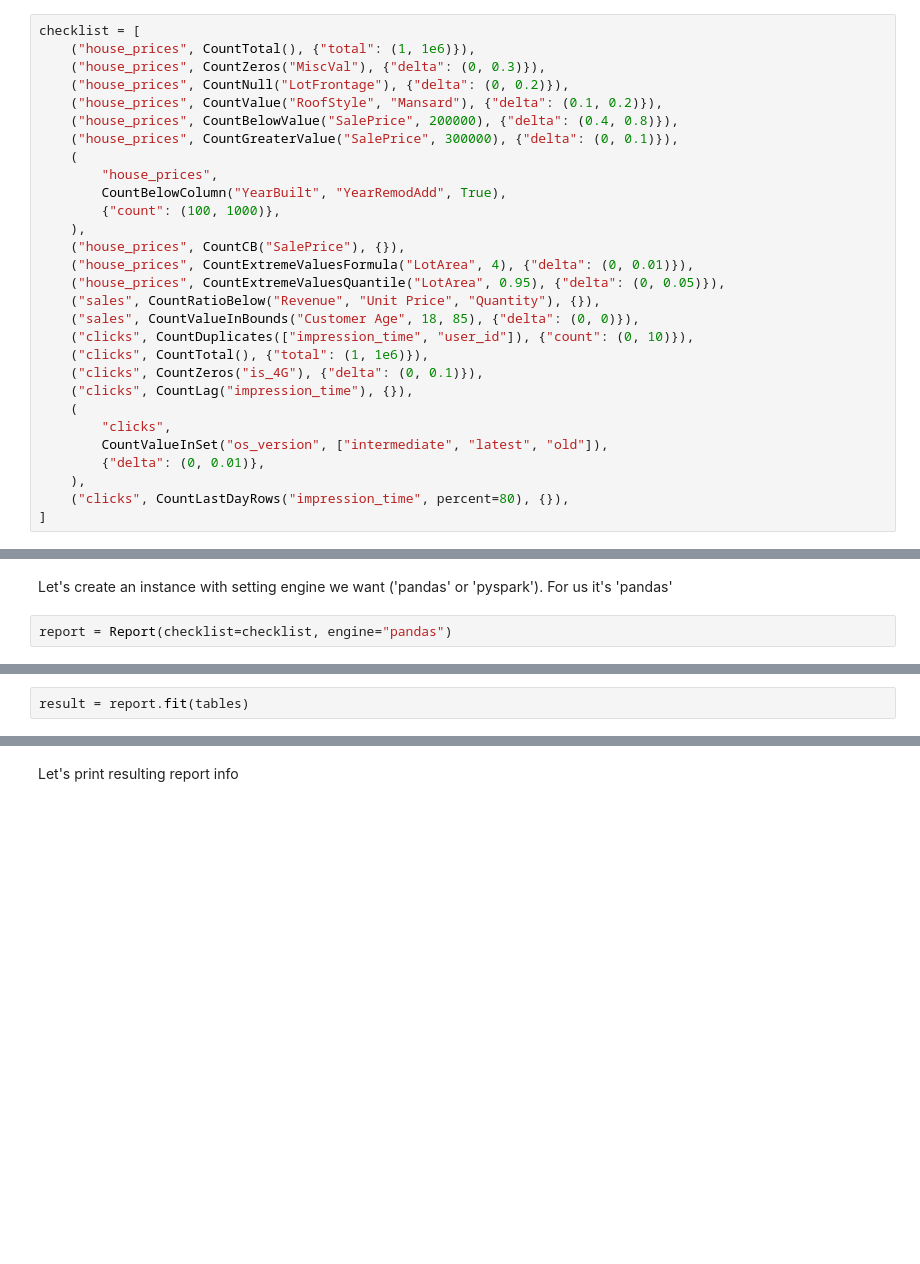
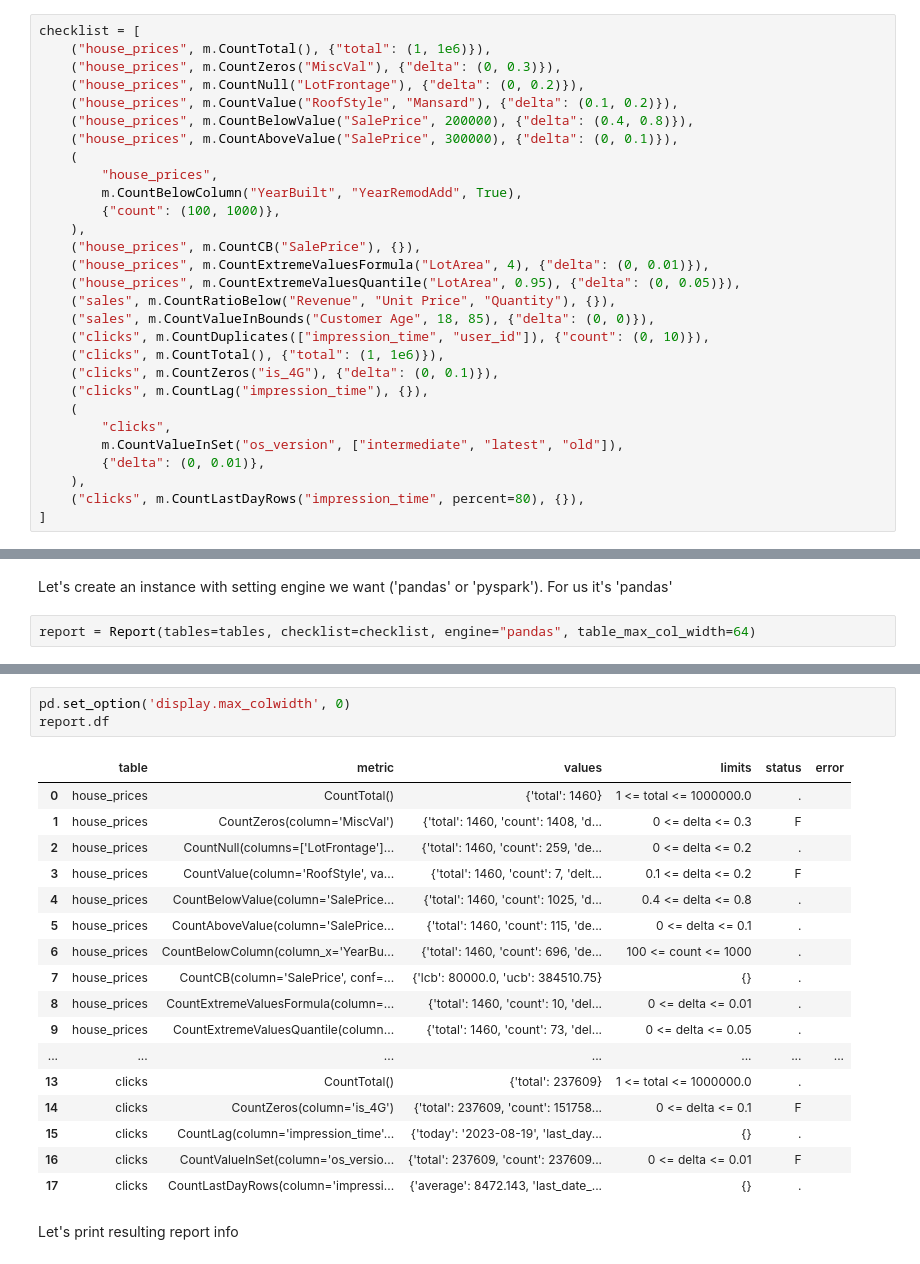
Before and after one commit to SimulatorML/Pure-Data, a Jupyter notebook: examples/simple_example.ipynb, the cells around one changed output, grey strips where cells are left out. Cells and saved outputs as stored; diff of their text form; blank space fills up the shorter version.

Commit message:
CountGreaterValue to CountAboveValue

```diff
--- a/examples/simple_example.ipynb
+++ b/examples/simple_example.ipynb
@@ -98,32 +81,32 @@ Checklist is a list of tuples containing:
 It's needed for initialization of the Report class.
 # %%
 checklist = [
-    ("house_prices", CountTotal(), {"total": (1, 1e6)}),
-    ("house_prices", CountZeros("MiscVal"), {"delta": (0, 0.3)}),
-    ("house_prices", CountNull("LotFrontage"), {"delta": (0, 0.2)}),
-    ("house_prices", CountValue("RoofStyle", "Mansard"), {"delta": (0.1, 0.2)}),
-    ("house_prices", CountBelowValue("SalePrice", 200000), {"delta": (0.4, 0.8)}),
-    ("house_prices", CountGreaterValue("SalePrice", 300000), {"delta": (0, 0.1)}),
+    ("house_prices", m.CountTotal(), {"total": (1, 1e6)}),
+    ("house_prices", m.CountZeros("MiscVal"), {"delta": (0, 0.3)}),
+    ("house_prices", m.CountNull("LotFrontage"), {"delta": (0, 0.2)}),
+    ("house_prices", m.CountValue("RoofStyle", "Mansard"), {"delta": (0.1, 0.2)}),
+    ("house_prices", m.CountBelowValue("SalePrice", 200000), {"delta": (0.4, 0.8)}),
+    ("house_prices", m.CountAboveValue("SalePrice", 300000), {"delta": (0, 0.1)}),
     (
         "house_prices",
-        CountBelowColumn("YearBuilt", "YearRemodAdd", True),
+        m.CountBelowColumn("YearBuilt", "YearRemodAdd", True),
         {"count": (100, 1000)},
     ),
-    ("house_prices", CountCB("SalePrice"), {}),
-    ("house_prices", CountExtremeValuesFormula("LotArea", 4), {"delta": (0, 0.01)}),
-    ("house_prices", CountExtremeValuesQuantile("LotArea", 0.95), {"delta": (0, 0.05)}),
-    ("sales", CountRatioBelow("Revenue", "Unit Price", "Quantity"), {}),
-    ("sales", CountValueInBounds("Customer Age", 18, 85), {"delta": (0, 0)}),
-    ("clicks", CountDuplicates(["impression_time", "user_id"]), {"count": (0, 10)}),
-    ("clicks", CountTotal(), {"total": (1, 1e6)}),
-    ("clicks", CountZeros("is_4G"), {"delta": (0, 0.1)}),
-    ("clicks", CountLag("impression_time"), {}),
+    ("house_prices", m.CountCB("SalePrice"), {}),
+    ("house_prices", m.CountExtremeValuesFormula("LotArea", 4), {"delta": (0, 0.01)}),
+    ("house_prices", m.CountExtremeValuesQuantile("LotArea", 0.95), {"delta": (0, 0.05)}),
+    ("sales", m.CountRatioBelow("Revenue", "Unit Price", "Quantity"), {}),
+    ("sales", m.CountValueInBounds("Customer Age", 18, 85), {"delta": (0, 0)}),
+    ("clicks", m.CountDuplicates(["impression_time", "user_id"]), {"count": (0, 10)}),
+    ("clicks", m.CountTotal(), {"total": (1, 1e6)}),
+    ("clicks", m.CountZeros("is_4G"), {"delta": (0, 0.1)}),
+    ("clicks", m.CountLag("impression_time"), {}),
     (
         "clicks",
-        CountValueInSet("os_version", ["intermediate", "latest", "old"]),
+        m.CountValueInSet("os_version", ["intermediate", "latest", "old"]),
         {"delta": (0, 0.01)},
     ),
-    ("clicks", CountLastDayRows("impression_time", percent=80), {}),
+    ("clicks", m.CountLastDayRows("impression_time", percent=80), {}),
 ]
 # %% [markdown]
 Report class has fit method:
@@ -133,4 +116,4 @@ returns a dictionary with result dataframe and some meta fields.
 # %% [markdown]
 Let's create an instance with setting engine we want ('pandas' or 'pyspark'). For us it's 'pandas'
 # %%
-report = Report(checklist=checklist, engine="pandas")
+report = Report(tables=tables, checklist=checklist, engine="pandas", table_max_col_width=64)
@@ -139,2 +119,0 @@ Fit report
-# %%
-result = report.fit(tables)
@@ -147,2 +130,23 @@ dict_keys(['title', 'result', 'passed', 'passed_pct', 'failed', 'failed_pct', 'e
+# %%
+pd.set_option('display.max_colwidth', 0)
+report.df
+# %% [output]
+|  | table | metric | values | limits | status | error |
+| 0 | house_prices | CountTotal() | {'total': 1460} | 1 <= total <= 1000000.0 | . |  |
+| 1 | house_prices | CountZeros(column='MiscVal') | {'total': 1460, 'count': 1408, 'd... | 0 <= delta <= 0.3 | F |  |
+| 2 | house_prices | CountNull(columns=['LotFrontage']... | {'total': 1460, 'count': 259, 'de... | 0 <= delta <= 0.2 | . |  |
+| 3 | house_prices | CountValue(column='RoofStyle', va... | {'total': 1460, 'count': 7, 'delt... | 0.1 <= delta <= 0.2 | F |  |
+| 4 | house_prices | CountBelowValue(column='SalePrice... | {'total': 1460, 'count': 1025, 'd... | 0.4 <= delta <= 0.8 | . |  |
+| 5 | house_prices | CountAboveValue(column='SalePrice... | {'total': 1460, 'count': 115, 'de... | 0 <= delta <= 0.1 | . |  |
+| 6 | house_prices | CountBelowColumn(column_x='YearBu... | {'total': 1460, 'count': 696, 'de... | 100 <= count <= 1000 | . |  |
+| 7 | house_prices | CountCB(column='SalePrice', conf=... | {'lcb': 80000.0, 'ucb': 384510.75} | {} | . |  |
+| 8 | house_prices | CountExtremeValuesFormula(column=... | {'total': 1460, 'count': 10, 'del... | 0 <= delta <= 0.01 | . |  |
+| 9 | house_prices | CountExtremeValuesQuantile(column... | {'total': 1460, 'count': 73, 'del... | 0 <= delta <= 0.05 | . |  |
+| ... | ... | ... | ... | ... | ... | ... |
+| 13 | clicks | CountTotal() | {'total': 237609} | 1 <= total <= 1000000.0 | . |  |
+| 14 | clicks | CountZeros(column='is_4G') | {'total': 237609, 'count': 151758... | 0 <= delta <= 0.1 | F |  |
+| 15 | clicks | CountLag(column='impression_time'... | {'today': '2023-08-19', 'last_day... | {} | . |  |
+| 16 | clicks | CountValueInSet(column='os_versio... | {'total': 237609, 'count': 237609... | 0 <= delta <= 0.01 | F |  |
+| 17 | clicks | CountLastDayRows(column='impressi... | {'average': 8472.143, 'last_date_... | {} | . |  |
 # %% [markdown]
 Let's print resulting report info
```
Also changed, not shown: parts of 11 cells of this notebook, 5 other files.
